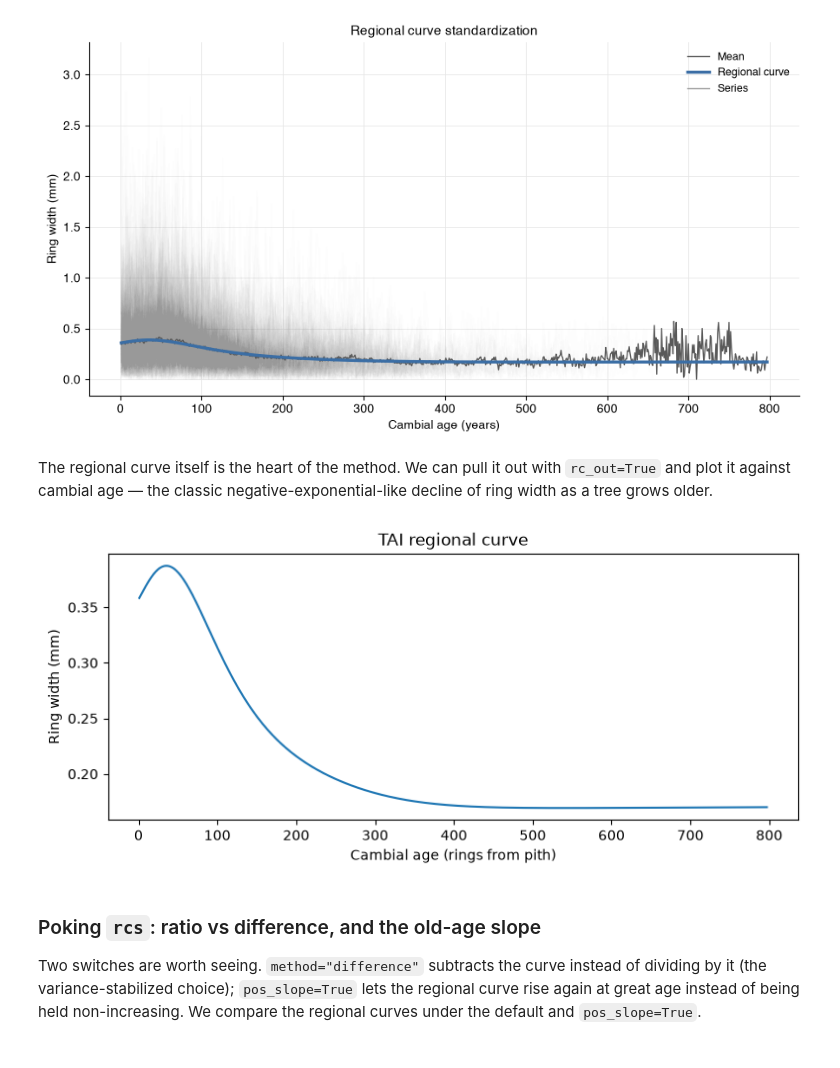
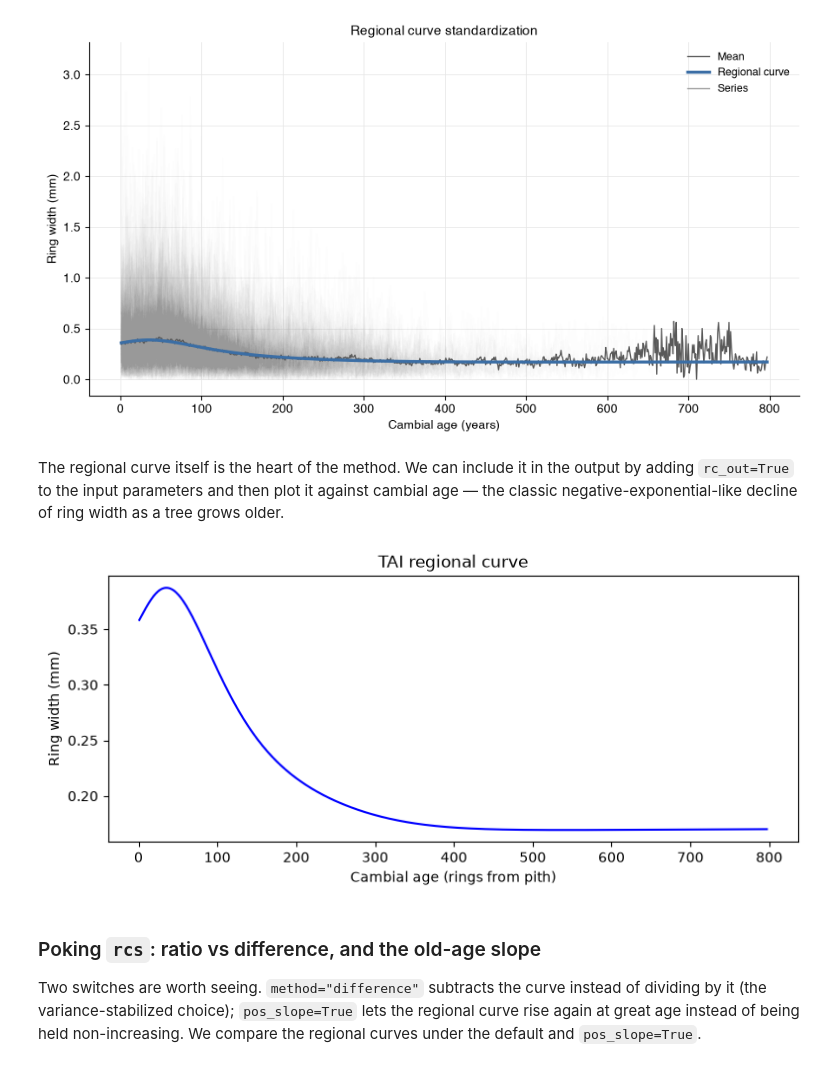
Before and after one commit to OpenDendro/dplPy, a Jupyter notebook: notebooks/rcs_demonstration.ipynb, the cells around one changed output. Saved outputs shown, nothing was run; the diff lists cells and outputs as text; code cells hidden in the pictures.

```diff
--- a/notebooks/rcs_demonstration.ipynb
+++ b/notebooks/rcs_demonstration.ipynb
@@ -123,20 +130,20 @@ plt.show()
 # %% [output]
 [figure]
 # %% [markdown]
-The regional curve itself is the heart of the method. We can pull it out with
-`rc_out=True` and plot it against cambial age — the classic negative-exponential-like
+The regional curve itself is the heart of the method. We can include it in the output by adding
+`rc_out=True` to the input parameters and then plot it against cambial age — the classic negative-exponential-like
 decline of ring width as a tree grows older.
 # %%
 out = dpl.rcs(rwl, rc_out=True, plot=False)
-rc = out["rc"]                         # the regional curve, by cambial age
+rc = out["rc"] # from the output, extract just the regional curve
 
 plt.figure(figsize=(9, 3.5))
-plt.plot(np.arange(1, len(rc) + 1), rc, color="#1f77b4")
+plt.plot(np.arange(1, len(rc) + 1), rc, color="b") # plot just the regional curve
 plt.xlabel("Cambial age (rings from pith)"); plt.ylabel("Ring width (mm)")
 plt.title("TAI regional curve")
 plt.show()
 # %% [output]
-[figure, old version]
+[figure, new version]
 # %% [markdown]
 ### Poking `rcs`: ratio vs difference, and the old-age slope
 
```
Also changed, not shown: parts of 10 cells of this notebook, 1 other file.
